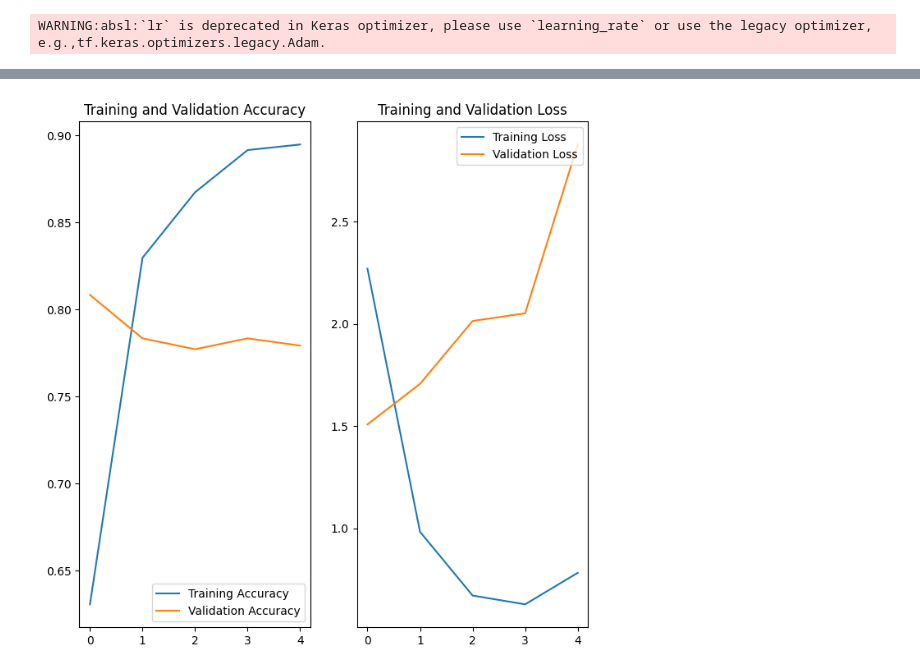
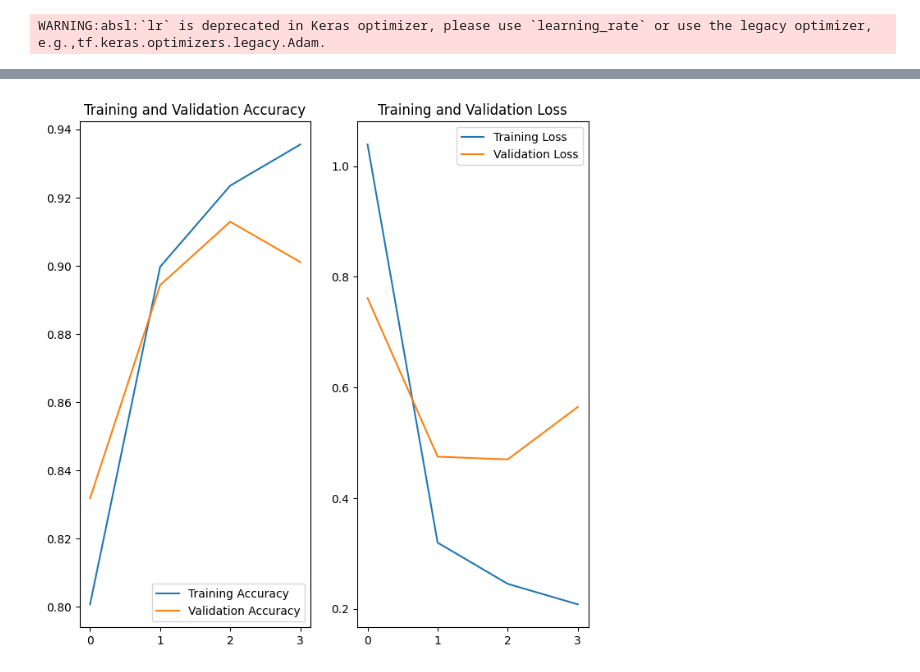
Before and after one commit to darrel2411/COMP-2800-BBY-08, a Jupyter notebook: Binary_Image_Classification.ipynb, the cells around one changed output, grey strips where cells are left out. Saved outputs shown, nothing was run; the diff lists cells and outputs as text; code cells hidden in the pictures.

Commit message:
Fine-tuned model using bigger dataset

```diff
--- a/Binary_Image_Classification.ipynb
+++ b/Binary_Image_Classification.ipynb
@@ -39,10 +41,10 @@ drive.mount('/content/drive')
 # %% [output]
 Mounted at /content/drive
 # %%
-directory="/content/drive/MyDrive/Garbage classification"
-train_directory="/content/drive/MyDrive/Garbage classification/train"
-val_directory="/content/drive/MyDrive/Garbage classification/validation"
-test_directory="/content/drive/MyDrive/Garbage classification/test"
+directory="/content/drive/MyDrive/Garbage_classification"
+train_directory="/content/drive/MyDrive/Garbage_classification/train"
+val_directory="/content/drive/MyDrive/Garbage_classification/validation"
+test_directory="/content/drive/MyDrive/Garbage_classification/test"
 # %%
 train_datagen=ImageDataGenerator(
     rescale=1/255,
@@ -91,8 +93,13 @@ model=Sequential()
 model.add(pretrained_model)
 model.add(Flatten())
 model.add(BatchNormalization())
+# model.add(Dense(1024,kernel_initializer='he_uniform'))
+# model.add(Activation('relu'))
+model.add(Dense(512,kernel_initializer='he_uniform'))
 model.add(Activation('relu'))
-model.add(Dense(225,activation='softmax'))
+model.add(Dense(256,kernel_initializer='he_uniform'))
+model.add(Activation('relu'))
+model.add(Dense(8, activation='softmax'))
 print(model.summary())
 # %% [output]
 Model: "sequential"
@@ -122,5 +129,5 @@ WARNING:absl:`lr` is deprecated in Keras optimizer, please use `learning_rate` o
 #                loss='categorical_crossentropy',
 #                metrics=['accuracy'])
 # %%
-history=model.fit(train_ds, validation_data=val_ds, epochs=5)
+history=model.fit(train_ds, validation_data=val_ds, epochs=4)
 # %% [output]
@@ -137,27 +142,27 @@ Epoch 5/5
 # %%
 acc = history.history['accuracy']
 val_acc = history.history['val_accuracy']
 
 loss = history.history['loss']
 val_loss = history.history['val_loss']
 
-epochs_range = range(5)
+epochs_range = range(4)
 
 plt.figure(figsize=(8, 8))
 plt.subplot(1, 2, 1)
 plt.plot(epochs_range, acc, label='Training Accuracy')
 plt.plot(epochs_range, val_acc, label='Validation Accuracy')
 plt.legend(loc='lower right')
 plt.title('Training and Validation Accuracy')
 
 plt.subplot(1, 2, 2)
 plt.plot(epochs_range, loss, label='Training Loss')
 plt.plot(epochs_range, val_loss, label='Validation Loss')
 plt.legend(loc='upper right')
 plt.title('Training and Validation Loss')
 plt.show()
 # %% [output]
-[figure, old version]
+[figure, new version]
 # %%
 test_data = model.evaluate(
     x=test_ds,
```
Also changed, not shown: parts of 19 cells of this notebook.
